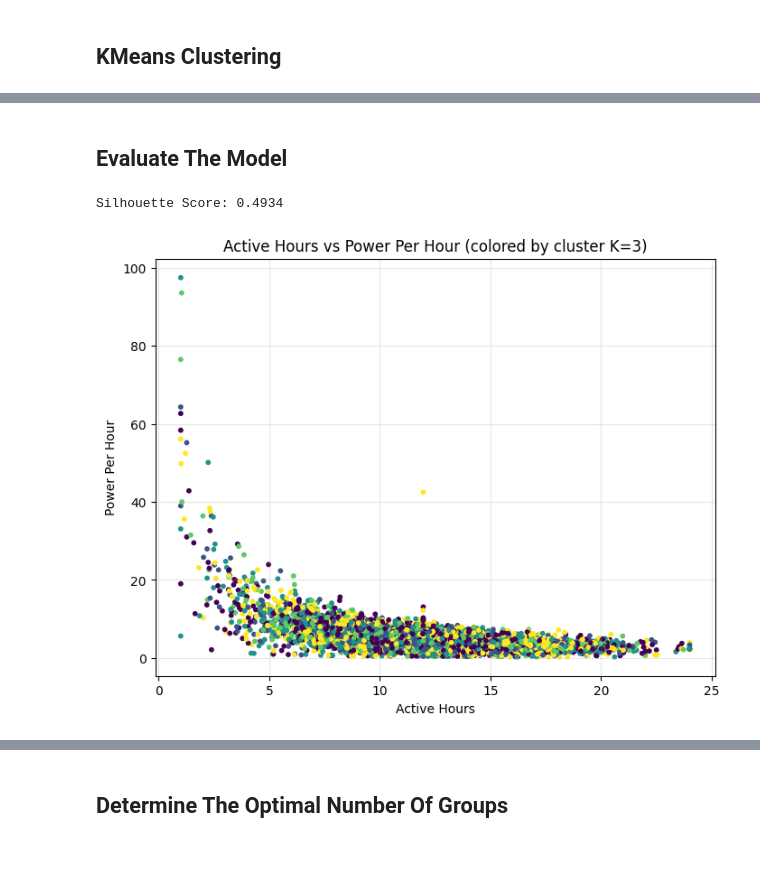
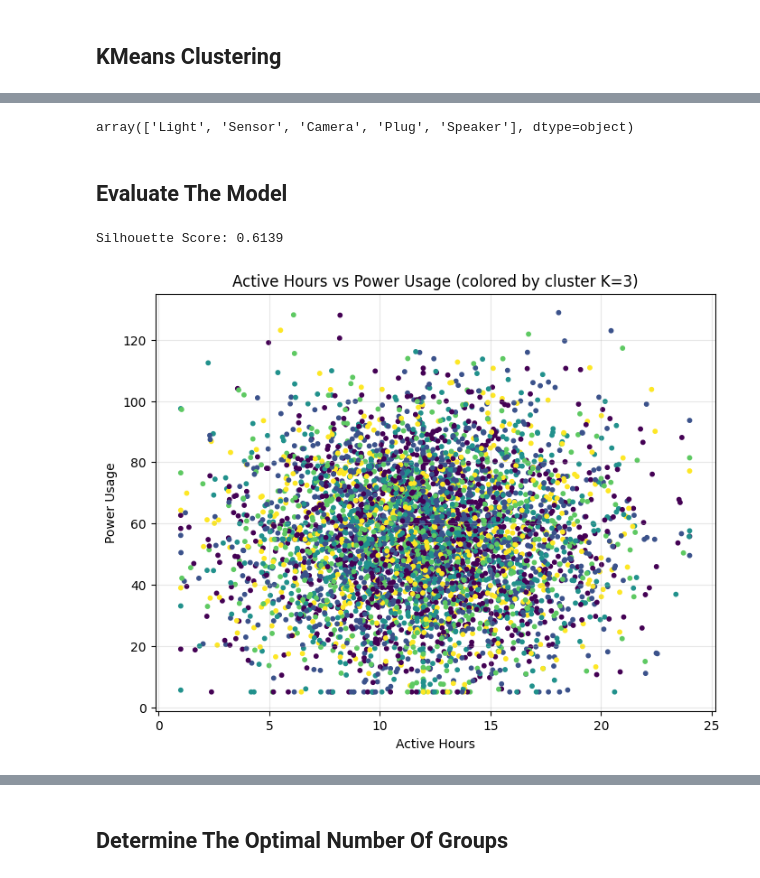
Before and after one commit to ChungKein4320/Review_MachineLearning, a Jupyter notebook: LastTerm/BaiTap07/demo.ipynb, the cells around one changed output, grey strips where cells are left out. Cells and saved outputs as stored; diff of their text form; code cells hidden in the pictures.

Commit message:
update code demo with Silhouette score

```diff
--- a/LastTerm/BaiTap07/demo.ipynb
+++ b/LastTerm/BaiTap07/demo.ipynb
@@ -112,7 +112,7 @@ numeric_cols
 preprocess = ColumnTransformer(
     transformers=[
         ('num', MinMaxScaler(), numeric_cols),
-        ('cat', OneHotEncoder(drop='first'), categorical_cols)
+        ('cat', OneHotEncoder(), categorical_cols)
     ]
 )
 # %% [markdown]
@@ -163,3 +147,7 @@ data_final
+# %%
+data_final['DeviceType'].unique()
+# %% [output]
+array(['Light', 'Sensor', 'Camera', 'Plug', 'Speaker'], dtype=object)
 # %% [markdown]
 ## **Evaluate The Model**
 # %%
@@ -170,21 +158,21 @@ X_transformed = pipe.named_steps['prep'].transform(X_train)
 sil_score = silhouette_score(X_transformed, labels)
 print(f'Silhouette Score: {sil_score:.4f}')
 # %% [output]
-Silhouette Score: 0.4934
+Silhouette Score: 0.6139
 # %%
 # Lưu thành tập tin TSV
 data_final.to_csv('iot_devices_clustered.tsv', sep='\t', index=False)
 # %%
 # Sao chép dữ liệu gốc để phân tích thêm
 data_analyzed = data.copy()
 
 # Vẽ scatter
 plt.figure(figsize=(8, 6))
-plt.scatter(data_analyzed["ActiveHours"], data_analyzed["PowerPerHour"], c=data_final["Cluster"], s=10)
+plt.scatter(data_analyzed["ActiveHours"], data_analyzed["PowerUsage"], c=data_final["Cluster"], s=10)
 plt.xlabel("Active Hours")
-plt.ylabel("Power Per Hour")
-plt.title(f"Active Hours vs Power Per Hour (colored by cluster K=3)")
+plt.ylabel("Power Usage")
+plt.title(f"Active Hours vs Power Usage (colored by cluster K=3)")
 plt.grid(alpha=0.3)
 plt.show()
 # %% [output]
-[figure, old version]
+[figure, new version]
```
Also changed, not shown: parts of 5 cells of this notebook, 1 other file.
